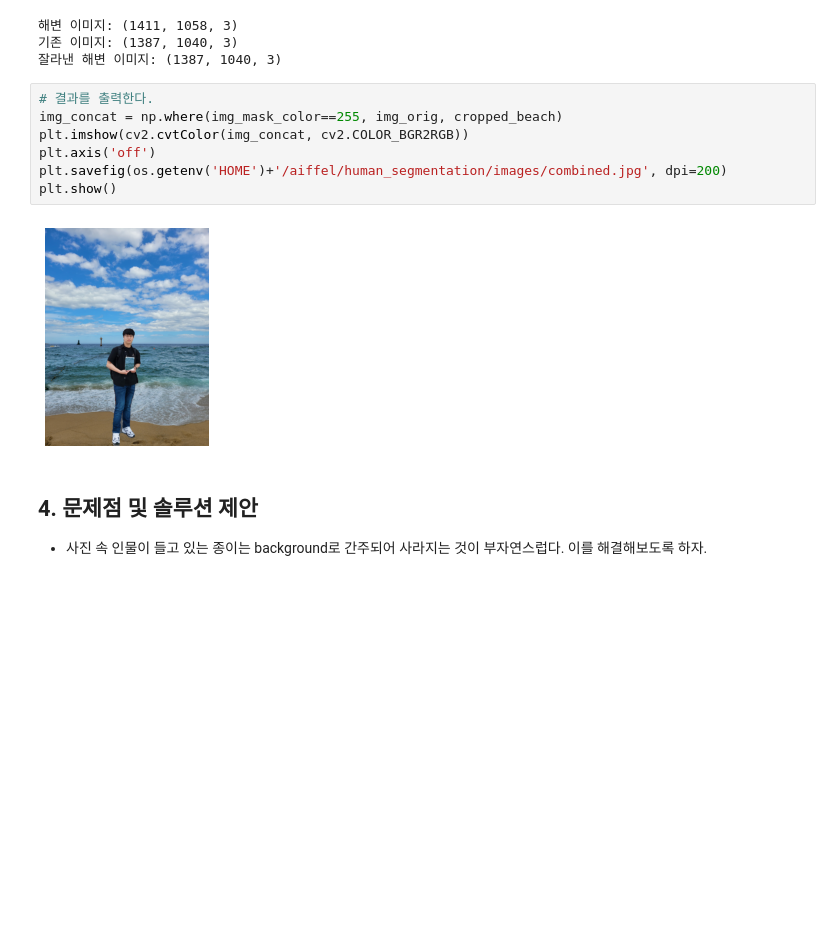
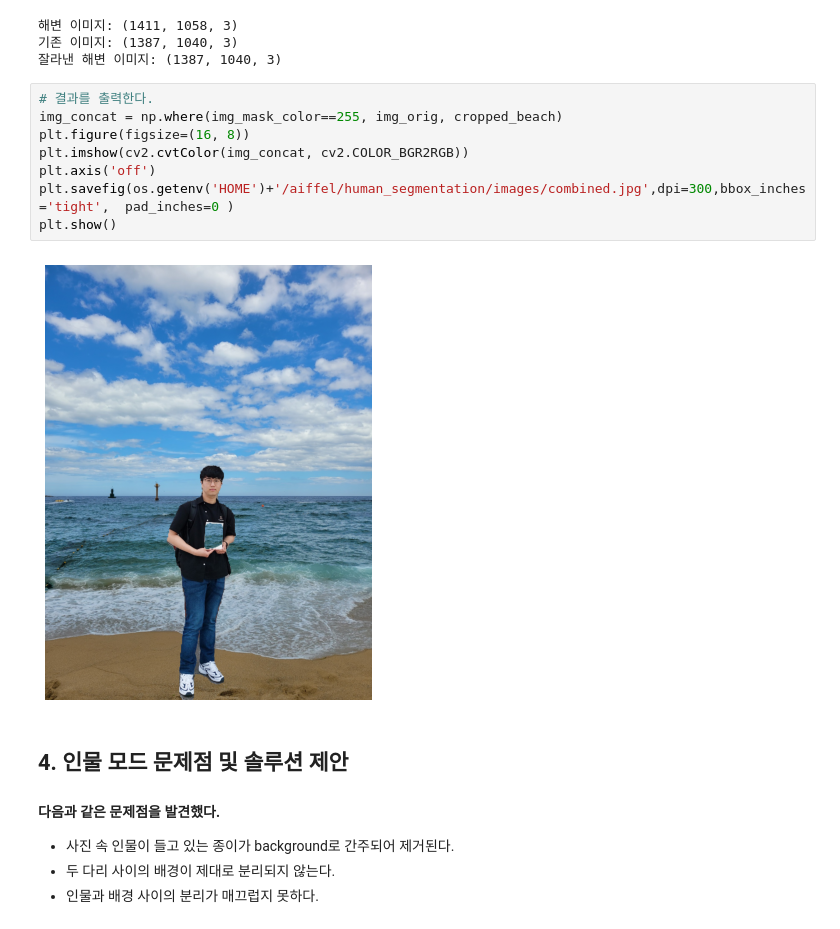
Before and after one commit to CheonjiKim/Aiffel_quest_rs, a Jupyter notebook: Exploration/Ex04/Ex04-portrait-image-implementation.ipynb, the cells around one changed output. Drawn from its saved outputs; the diff is of its cells as text; blank space fills up the shorter version.

```diff
--- a/Exploration/Ex04/Ex04-portrait-image-implementation.ipynb
+++ b/Exploration/Ex04/Ex04-portrait-image-implementation.ipynb
@@ -371,13 +371,18 @@ print("잘라낸 해변 이미지:",cropped_beach.shape)
 # %%
 # 결과를 출력한다.
 img_concat = np.where(img_mask_color==255, img_orig, cropped_beach)
+plt.figure(figsize=(16, 8))
 plt.imshow(cv2.cvtColor(img_concat, cv2.COLOR_BGR2RGB))
 plt.axis('off')
-plt.savefig(os.getenv('HOME')+'/aiffel/human_segmentation/images/combined.jpg', dpi=200)
+plt.savefig(os.getenv('HOME')+'/aiffel/human_segmentation/images/combined.jpg',dpi=300,bbox_inches='tight',  pad_inches=0 )
 plt.show()
 # %% [output]
-[figure, old version]
+[figure, new version]
 # %% [markdown]
-## 4. 문제점 및 솔루션 제안
+## 4. 인물 모드 문제점 및 솔루션 제안
 
-- 사진 속 인물이 들고 있는 종이는 background로 간주되어 사라지는 것이 부자연스럽다. 이를 해결해보도록 하자.
+<h4>다음과 같은 문제점을 발견했다.</h4>
+
+- 사진 속 인물이 들고 있는 종이가 background로 간주되어 제거된다.
+- 두 다리 사이의 배경이 제대로 분리되지 않는다.
+- 인물과 배경 사이의 분리가 매끄럽지 못하다.
```
Also changed, not shown: parts of 3 cells of this notebook.
